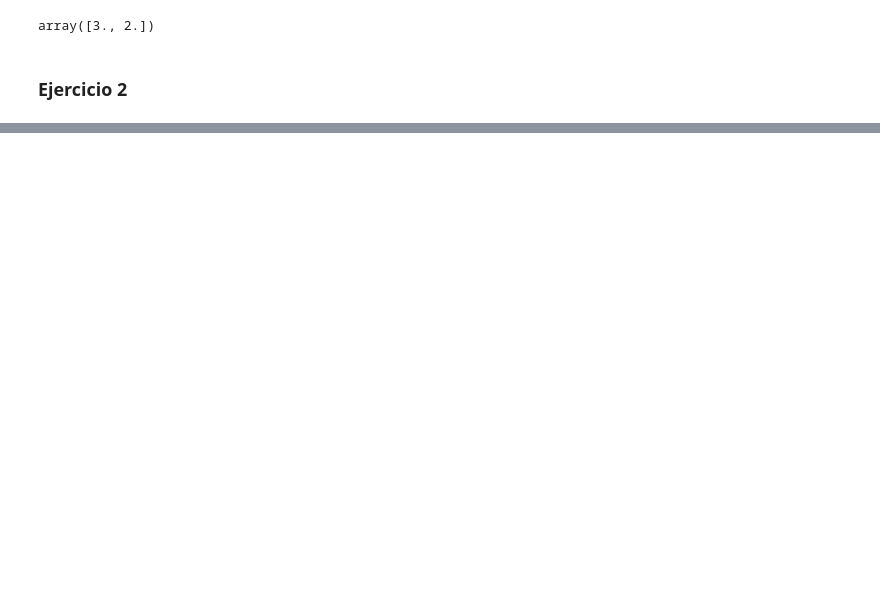
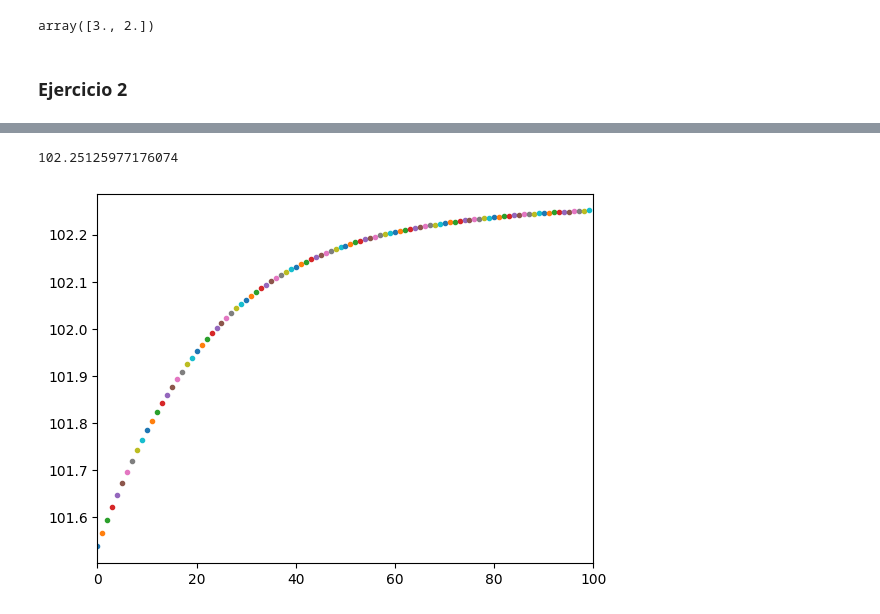
Before and after one commit to arielbakal/AlgebraLinealComputacional_UBA_FCEN, a Jupyter notebook: laboratorio/TP1/TP1.ipynb, the cells around one changed output, grey strips where cells are left out. Cells and saved outputs as stored; diff of their text form; code cells hidden in the pictures; blank space fills up the shorter version.

```diff
--- a/laboratorio/TP1/TP1.ipynb
+++ b/laboratorio/TP1/TP1.ipynb
@@ -92,0 +127,5 @@ C =
+# %%
+met_pot(C,100)
+# %% [output]
+102.25125977176074
+[figure, added]
```
Also changed, not shown: parts of 9 cells of this notebook.
